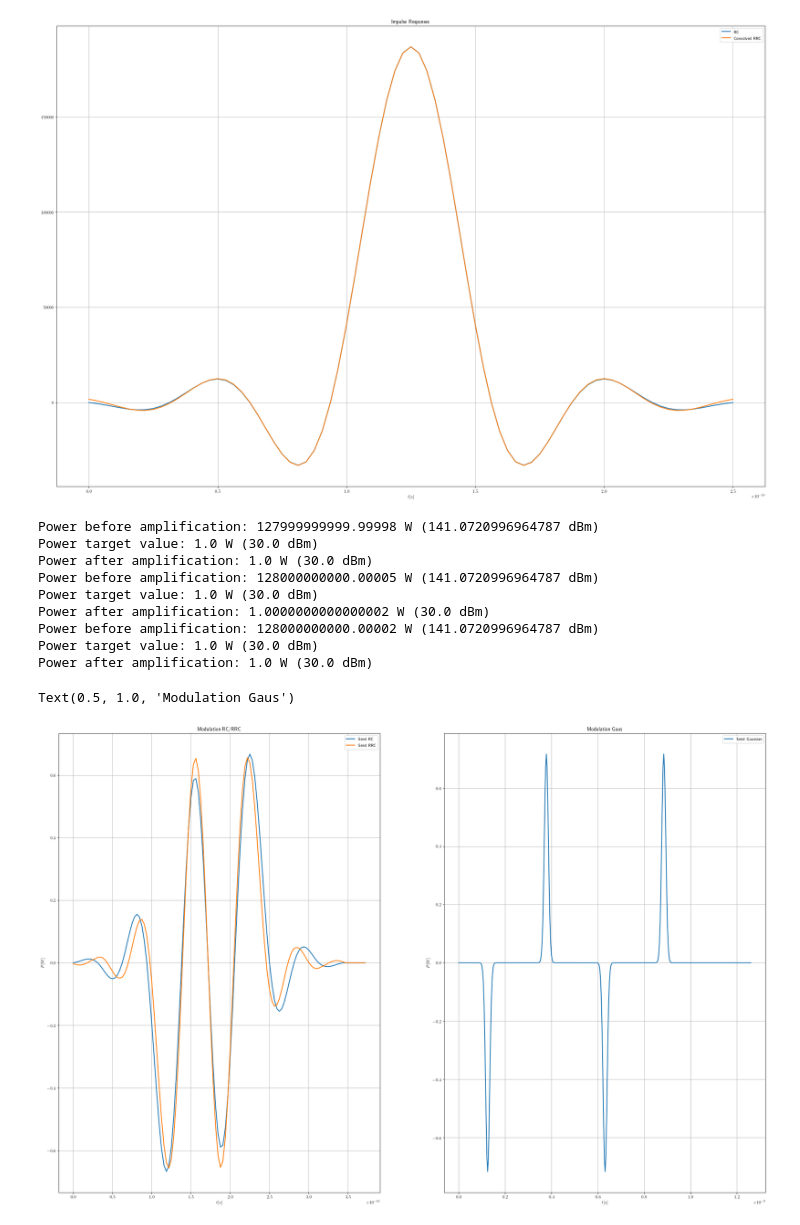
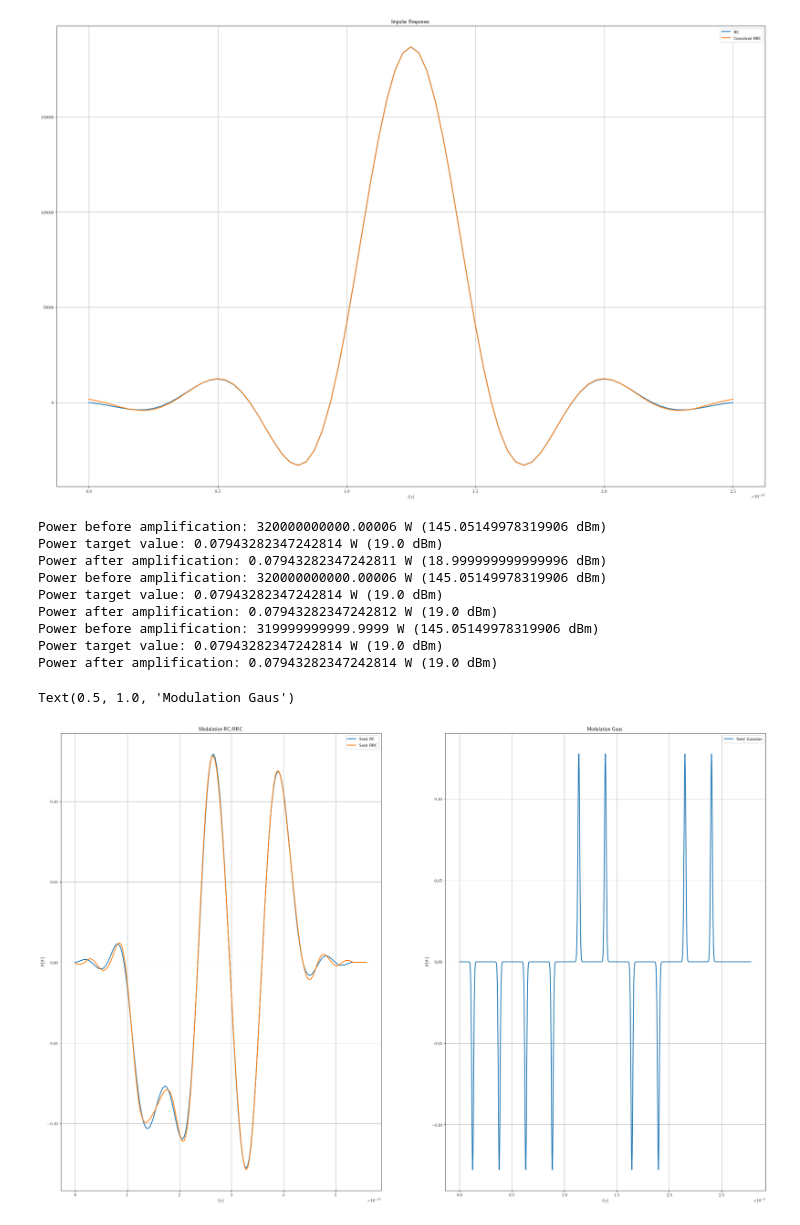
Before and after one commit to domrim/bachelorarbeit-code, a Jupyter notebook: jupyter-notebooks/tests.ipynb, the cells around one changed output. Drawn from its saved outputs; the diff is of its cells as text; code cells hidden in the pictures.

```diff
--- a/jupyter-notebooks/tests.ipynb
+++ b/jupyter-notebooks/tests.ipynb
@@ -65,50 +65,50 @@ Text(0.5, 1.0, 'Impulse Responses')
 # modulation scheme and constellation points
 M = 2
 modulation = {'0': -1, '1': 1}
-n_symbol = 4 # number of symbols
+n_symbol = 10 # number of symbols
 
-P_in = 30  # Send Power in [dBm]
+P_in = 19  # Send Power in [dBm]
 
 # Signalfolge generieren
 send_bits = np.random.choice([symbol for symbol in modulation.keys()], size=n_symbol)
 
 send_rc = generate_signal(modulation, t_sample_rc, 1/f_symbol, send_bits, rc, syms_per_filt, P_in)
 send_rrc = generate_signal(modulation, t_sample_rrc, 1/f_symbol, send_bits, rrc, syms_per_filt, P_in)
 send_gaussian = generate_signal(modulation, t_sample_gaussian, 1/f_symbol, send_bits, gaussian, 0, P_in)
 
 fig3 = plt.figure(figsize=figure_size)
 sbplt31 = fig3.add_subplot(121)
 sbplt31.plot(np.arange(send_rc.size)*t_sample_rc, send_rc, linewidth=2.0, label='Send RC')
 sbplt31.plot(np.arange(send_rrc.size)*t_sample_rrc, send_rrc, linewidth=2.0, label='Send RRC')
 #sbplt31.stem(np.arange(len(send_bits)/f_symbol, step=1/f_symbol), [ modulation[str(symbol)] for symbol in send_bits ], label='Send symbols', use_line_collection=True, basefmt=' ')
 
 sbplt31.grid( True )
 sbplt31.legend(loc='upper right')
 sbplt31.set_ylabel('$P[W]$')
 sbplt31.set_xlabel('$t[s]$')
 sbplt31.set_title('Modulation RC/RRC')
 
 sbplt32 = fig3.add_subplot(122)
 sbplt32.plot(np.arange(send_gaussian.size)*t_sample_gaussian, send_gaussian, linewidth=2.0, label='Send Gaussian')
 #sbplt32.stem(np.arange(2*syms_per_filt*n_symbol/f_symbol, step=2*syms_per_filt/f_symbol), [ modulation[str(symbol)] for symbol in send_bits ], label='Send symbols', use_line_collection=True, basefmt=' ')
 
 sbplt32.grid( True )
 sbplt32.legend(loc='upper right')
 sbplt32.set_ylabel('$P[W]$')
 sbplt32.set_xlabel('$t[s]$')
 sbplt32.set_title('Modulation Gaus')
 # %% [output]
-Power before amplification: 127999999999.99998 W (141.0720996964787 dBm)
-Power target value: 1.0 W (30.0 dBm)
-Power after amplification: 1.0 W (30.0 dBm)
-Power before amplification: 128000000000.00005 W (141.0720996964787 dBm)
-Power target value: 1.0 W (30.0 dBm)
-Power after amplification: 1.0000000000000002 W (30.0 dBm)
-Power before amplification: 128000000000.00002 W (141.0720996964787 dBm)
-Power target value: 1.0 W (30.0 dBm)
-Power after amplification: 1.0 W (30.0 dBm)
+Power before amplification: 320000000000.00006 W (145.05149978319906 dBm)
+Power target value: 0.07943282347242814 W (19.0 dBm)
+Power after amplification: 0.07943282347242811 W (18.999999999999996 dBm)
+Power before amplification: 320000000000.00006 W (145.05149978319906 dBm)
+Power target value: 0.07943282347242814 W (19.0 dBm)
+Power after amplification: 0.07943282347242812 W (19.0 dBm)
+Power before amplification: 319999999999.9999 W (145.05149978319906 dBm)
+Power target value: 0.07943282347242814 W (19.0 dBm)
+Power after amplification: 0.07943282347242814 W (19.0 dBm)
 Text(0.5, 1.0, 'Modulation Gaus')
-[figure, old version]
+[figure, new version]
 # %%
 # Transmission
 z_length = 70  # [km]
```
Also changed, not shown: parts of 1 cell of this notebook, 3 other files.
